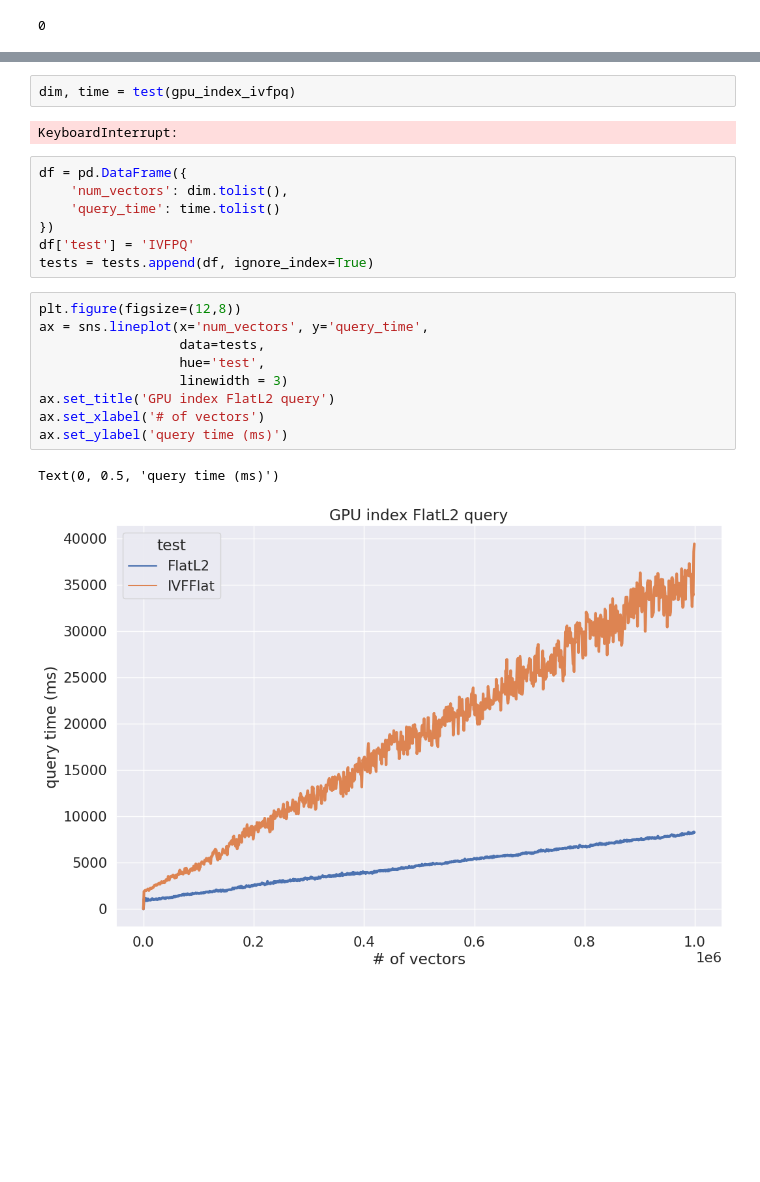
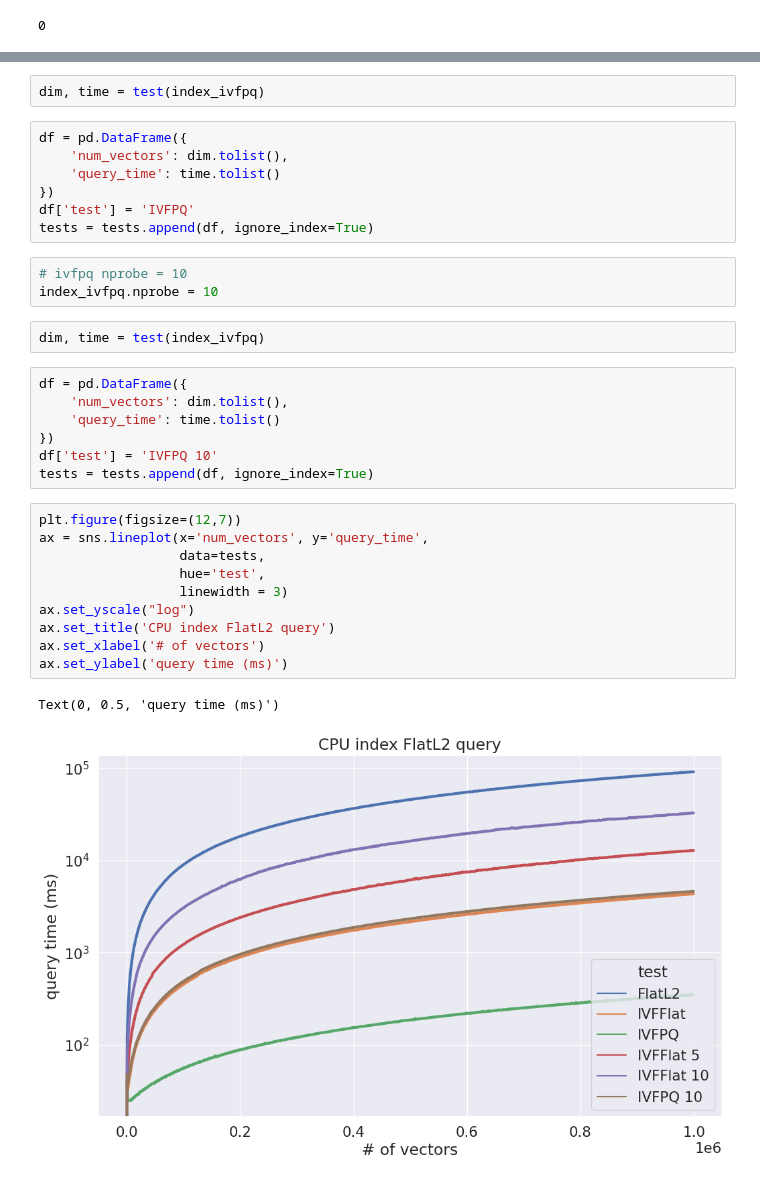
Before and after one commit to juanxo90/NLP_transformers, a Jupyter notebook: pinecone/FAISS_intro.ipynb, the cells around one changed output, grey strips where cells are left out. Saved outputs shown, nothing was run; the diff lists cells and outputs as text; blank space fills up the shorter version.

```diff
--- a/pinecone/FAISS_intro.ipynb
+++ b/pinecone/FAISS_intro.ipynb
@@ -334,7 +359,5 @@ gpu_index_ivfpq
 # %%
-dim, time = test(gpu_index_ivfpq)
+dim, time = test(index_ivfpq)
-# %% [output]
-KeyboardInterrupt:
 # %%
 df = pd.DataFrame({
     'num_vectors': dim.tolist(),
@@ -342,15 +365,28 @@ df = pd.DataFrame({
 })
 df['test'] = 'IVFPQ'
 tests = tests.append(df, ignore_index=True)
+# %%
+# ivfpq nprobe = 10
+index_ivfpq.nprobe = 10
+# %%
+dim, time = test(index_ivfpq)
+# %%
+df = pd.DataFrame({
+    'num_vectors': dim.tolist(),
+    'query_time': time.tolist()
+})
+df['test'] = 'IVFPQ 10'
+tests = tests.append(df, ignore_index=True)
 # %%
-plt.figure(figsize=(12,8))
+plt.figure(figsize=(12,7))
 ax = sns.lineplot(x='num_vectors', y='query_time',
                   data=tests,
                   hue='test',
                   linewidth = 3)
-ax.set_title('GPU index FlatL2 query')
+ax.set_yscale("log")
+ax.set_title('CPU index FlatL2 query')
 ax.set_xlabel('# of vectors')
 ax.set_ylabel('query time (ms)')
 # %% [output]
 Text(0, 0.5, 'query time (ms)')
-[figure, old version]
+[figure, new version]
```
Also changed, not shown: parts of 15 cells of this notebook, 1 other file.
